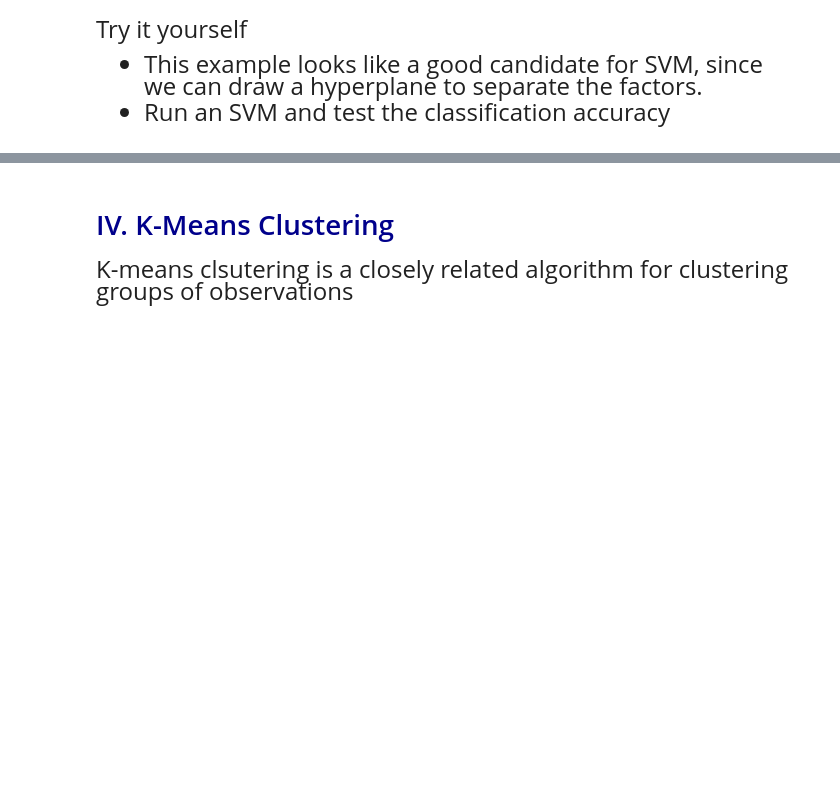
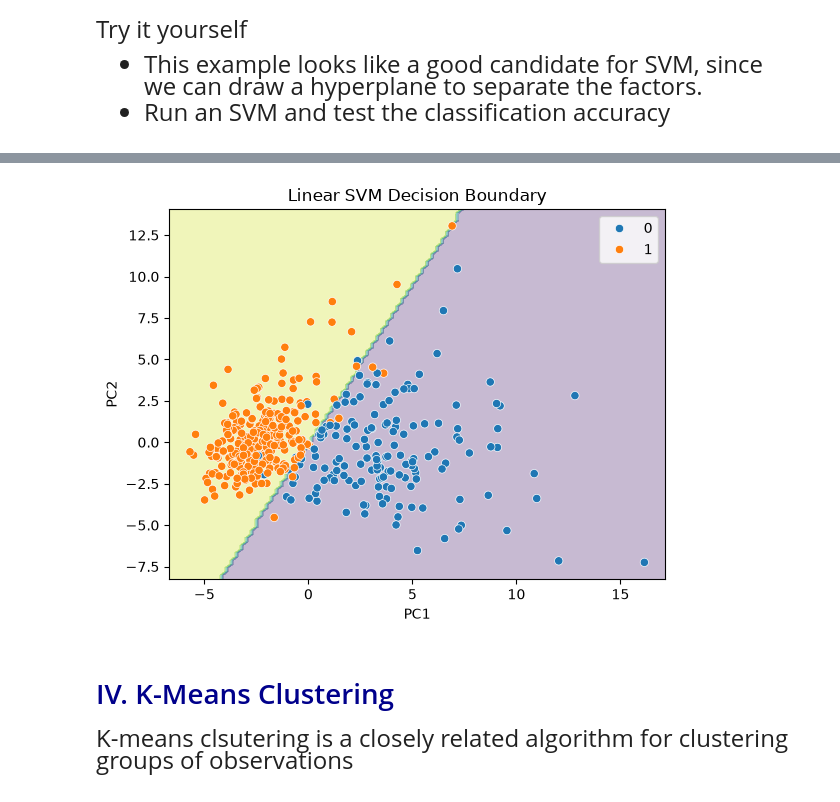
Before and after one commit to pmajumd/datasci530fall2026, a Jupyter notebook: Lecture 17/Lecture 18 - PCA and K-means clustering.ipynb, the cells around one changed output, grey strips where cells are left out. Drawn from its saved outputs; the diff is of its cells as text; code cells hidden in the pictures; blank space fills up the shorter version.

```diff
--- a/Lecture 17/Lecture 18 - PCA and K-means clustering.ipynb
+++ b/Lecture 17/Lecture 18 - PCA and K-means clustering.ipynb
@@ -252,0 +340,23 @@ we can draw a hyperplane to separate the factors.
+# %%
+# Recreate the training split used to compute X_pca so labels align with the PCA scores
+_, _, y_pca_train, _ = train_test_split(
+	cancer.data, cancer.target, random_state=0
+)
+
+df = pd.DataFrame(X_pca[:, :2], columns=["PC1", "PC2"])
+df["target"] = y_pca_train
+
+X = df[["PC1", "PC2"]]
+y = df["target"]
+# %%
+from sklearn.svm import SVC
+from sklearn.metrics import accuracy_score, confusion_matrix, classification_report
+
+# Select the first two principal components
+X_train_pca = X_pca[:, :2]
+
+# Create the SVM model
+svm_model = SVC(kernel='linear', C=1.0)
+
+# Train the model
+svm_model.fit(X_train_pca, y_pca_train)
@@ -253,3 +406,25 @@ we can draw a hyperplane to separate the factors.
+# %%
+from sklearn.inspection import DecisionBoundaryDisplay
+
+DecisionBoundaryDisplay.from_estimator(
+    svm_model,
+    X_train_pca,
+    response_method="predict",
+    alpha=0.3
+)
+
+sns.scatterplot(
+    x=X_train_pca[:, 0],
+    y=X_train_pca[:, 1],
+    hue=y_pca_train
+)
+
+plt.xlabel("PC1")
+plt.ylabel("PC2")
+plt.title("Linear SVM Decision Boundary")
+plt.show()
+# %% [output]
+[figure, added]
 # %% [markdown]
 # <span style="color:darkblue"> IV. K-Means Clustering </span>
 
```
Also changed, not shown: parts of 12 cells of this notebook, 1 other file.
